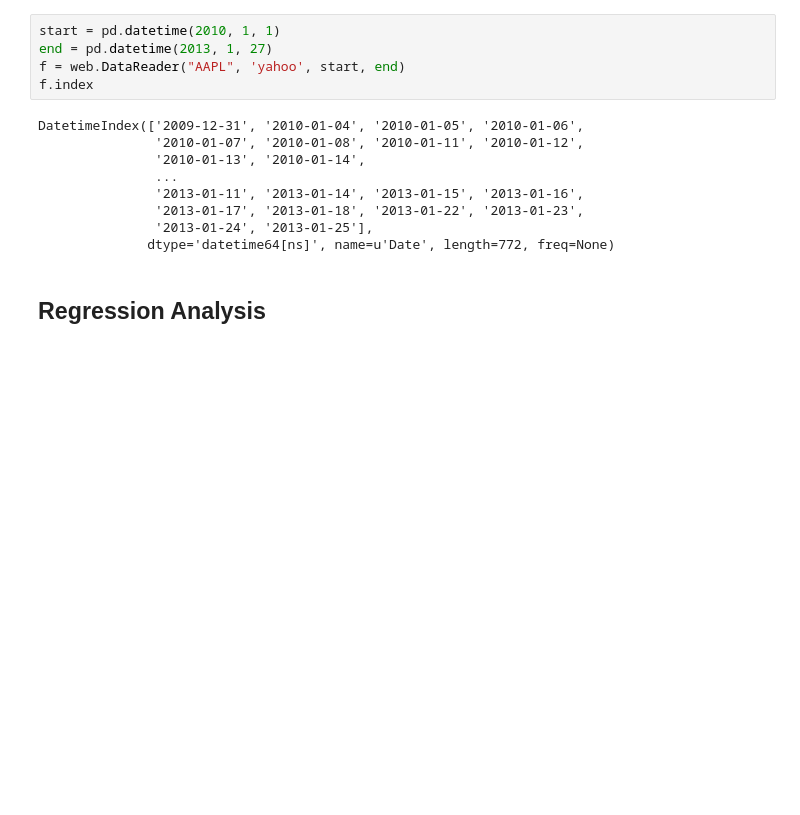
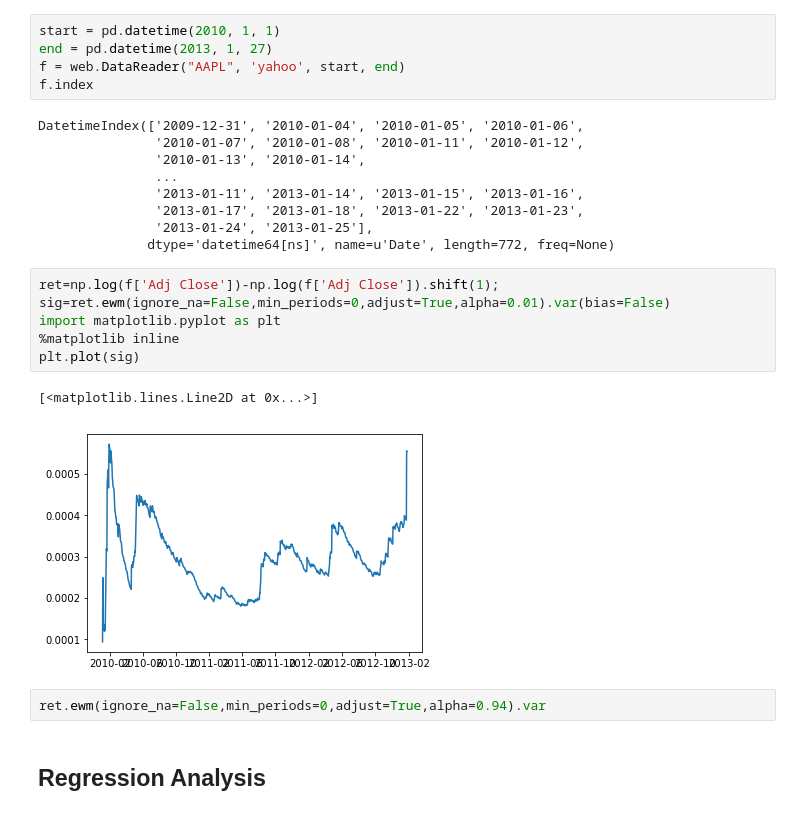
Before and after one commit to s-broda/ComputationalFinance, a Jupyter notebook: slides/week2.ipynb, the cells around one changed output. Cells and saved outputs as stored; diff of their text form; blank space fills up the shorter version.

```diff
--- a/slides/week2.ipynb
+++ b/slides/week2.ipynb
@@ -346,6 +429,17 @@ DatetimeIndex(['2009-12-31', '2010-01-04', '2010-01-05', '2010-01-06',
                '2013-01-17', '2013-01-18', '2013-01-22', '2013-01-23',
                '2013-01-24', '2013-01-25'],
               dtype='datetime64[ns]', name=u'Date', length=772, freq=None)
+# %%
+ret=np.log(f['Adj Close'])-np.log(f['Adj Close']).shift(1);
+sig=ret.ewm(ignore_na=False,min_periods=0,adjust=True,alpha=0.01).var(bias=False)
+import matplotlib.pyplot as plt
+%matplotlib inline
+plt.plot(sig)
+# %% [output]
+[<matplotlib.lines.Line2D at 0x...>]
+[figure, added]
+# %%
+ret.ewm(ignore_na=False,min_periods=0,adjust=True,alpha=0.94).var
 # %% [markdown]
 ## Regression Analysis
 # %% [markdown]
```
Also changed, not shown: parts of 24 cells of this notebook.
